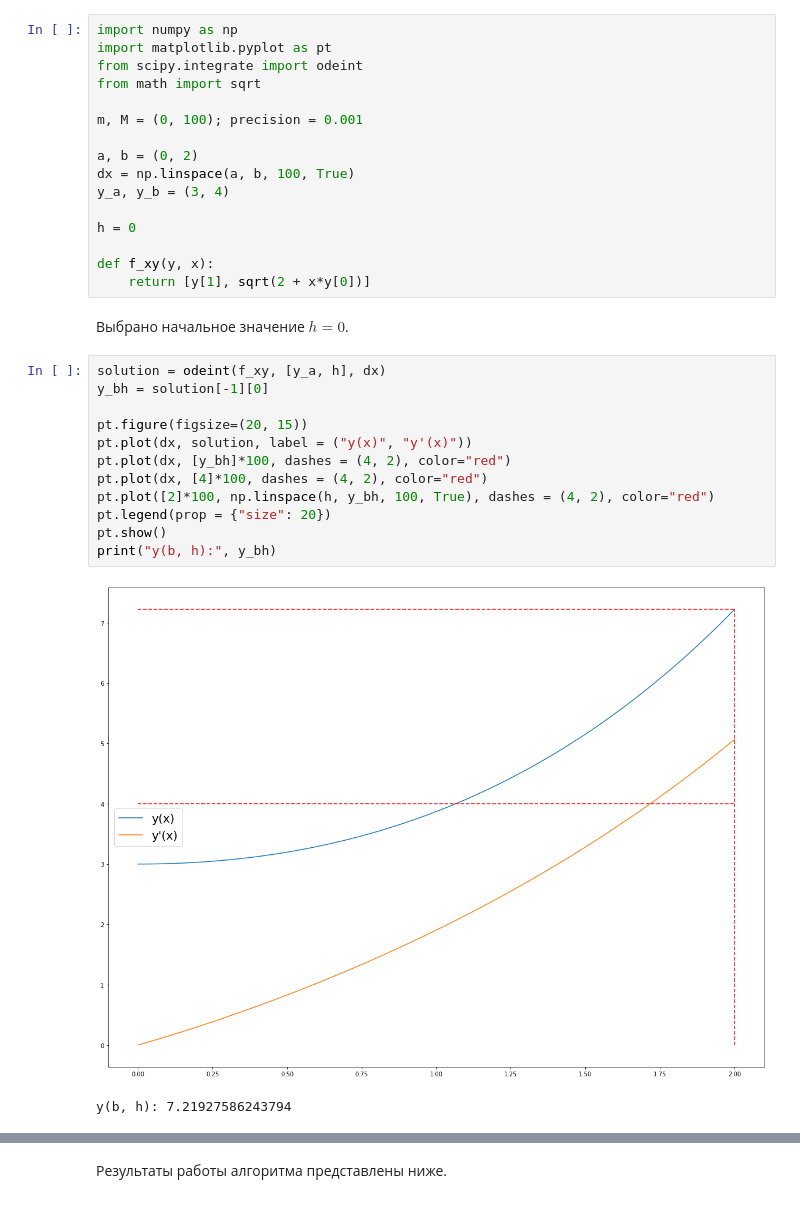
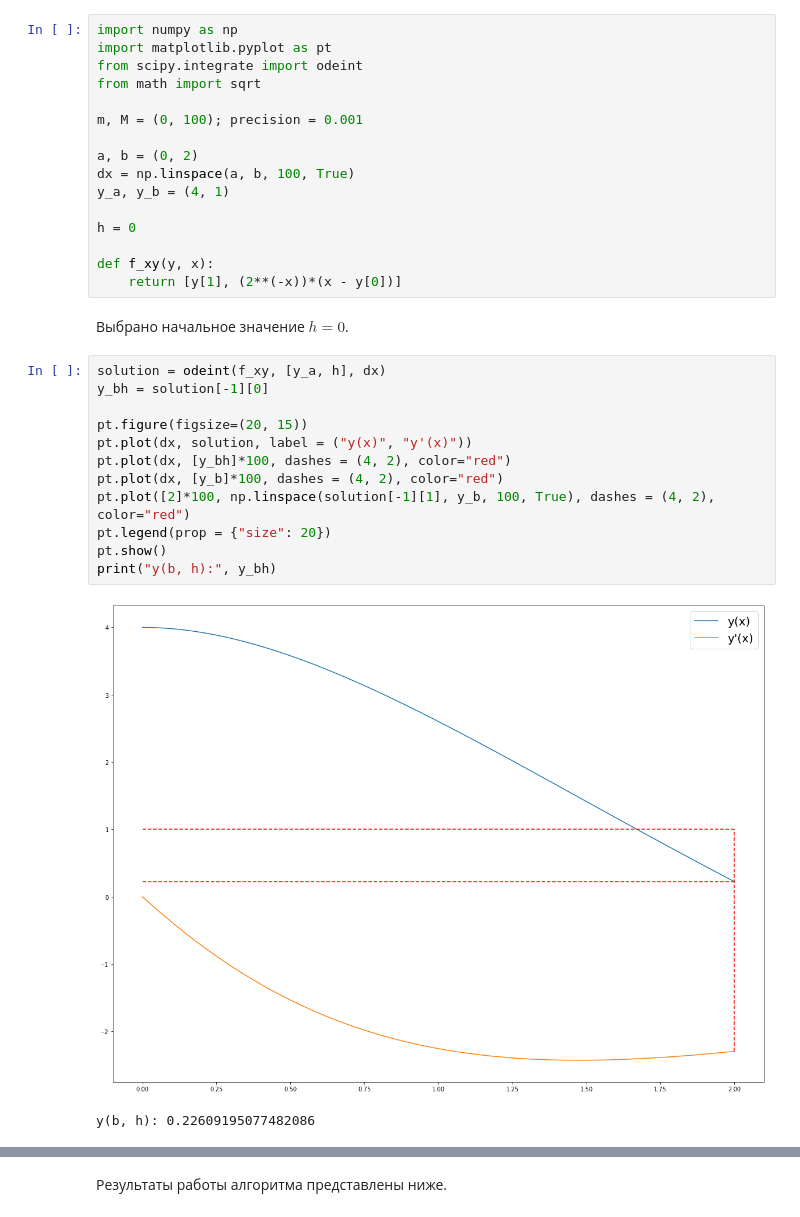
Before and after one commit to the-mvi/ode-2022, a Jupyter notebook: 9382_Pavlov_RV/task1.ipynb, the cells around one changed output, grey strips where cells are left out. Drawn from its saved outputs; the diff is of its cells as text.

```diff
--- a/9382_Pavlov_RV/task1.ipynb
+++ b/9382_Pavlov_RV/task1.ipynb
@@ -91,27 +91,27 @@ m, M = (0, 100); precision = 0.001
 
 a, b = (0, 2)
 dx = np.linspace(a, b, 100, True)
-y_a, y_b = (3, 4)
+y_a, y_b = (4, 1)
 
 h = 0
 
 def f_xy(y, x):
-    return [y[1], sqrt(2 + x*y[0])]
+    return [y[1], (2**(-x))*(x - y[0])]
 # %% [markdown]
 Выбрано начальное значение $h = 0$.
 # %%
 solution = odeint(f_xy, [y_a, h], dx)
 y_bh = solution[-1][0]
 
 pt.figure(figsize=(20, 15))
 pt.plot(dx, solution, label = ("y(x)", "y'(x)"))
 pt.plot(dx, [y_bh]*100, dashes = (4, 2), color="red")
-pt.plot(dx, [4]*100, dashes = (4, 2), color="red")
-pt.plot([2]*100, np.linspace(h, y_bh, 100, True), dashes = (4, 2), color="red")
+pt.plot(dx, [y_b]*100, dashes = (4, 2), color="red")
+pt.plot([2]*100, np.linspace(solution[-1][1], y_b, 100, True), dashes = (4, 2), color="red")
 pt.legend(prop = {"size": 20})
 pt.show()
 print("y(b, h):", y_bh)
 # %% [output]
-[figure, old version]
+[figure, new version]
-y(b, h): 7.21927586243794
+y(b, h): 0.22609195077482086
 # %% [markdown]
```
Also changed, not shown: parts of 5 cells of this notebook.
